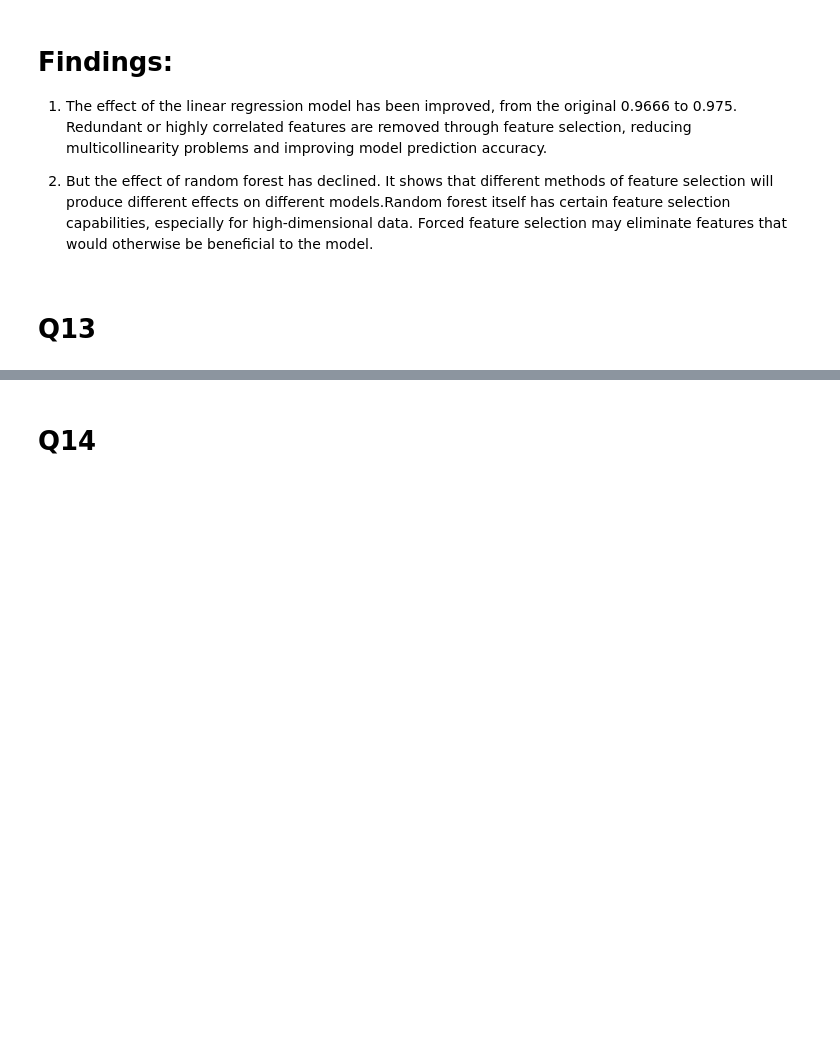
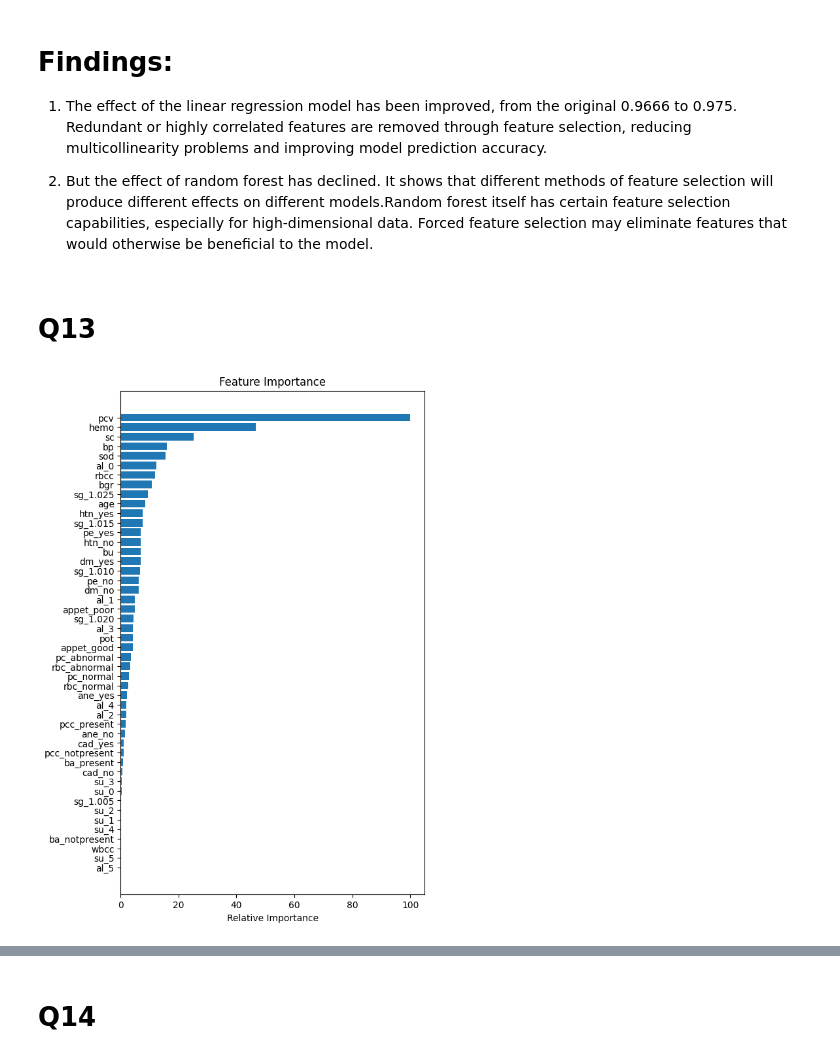
Before and after one commit to YS-02/Chronic-Kidney-Disease-Classification-Challenge, a Jupyter notebook: YS.ipynb, the cells around one changed output, grey strips where cells are left out. Drawn from its saved outputs; the diff is of its cells as text; code cells hidden in the pictures; blank space fills up the shorter version.

```diff
--- a/YS.ipynb
+++ b/YS.ipynb
@@ -560,3 +560,25 @@ Redundant or highly correlated features are removed through feature selection, r
 2. But the effect of random forest has declined. It shows that different methods of feature selection will produce different effects on different models.Random forest itself has certain feature selection capabilities, especially for high-dimensional data. Forced feature selection may eliminate features that would otherwise be beneficial to the model.
 # %% [markdown]
 # Q13
+# %%
+# use logistic regression to get the feature importance
+lr = LogisticRegression(random_state=0)
+lr.fit(X, y)
+
+# get feature importance
+feature_importance = np.abs(lr.coef_[0])
+feature_importance = 100.0 * (feature_importance / feature_importance.max())
+
+# sort feature importance
+sorted_idx = np.argsort(feature_importance)
+pos = np.arange(sorted_idx.shape[0]) + .5
+
+# plot feature importance
+plt.figure(figsize=(6, 10))
+plt.barh(pos, feature_importance[sorted_idx], align='center')
+plt.yticks(pos, np.array(X.columns)[sorted_idx])
+plt.xlabel('Relative Importance')
+plt.title('Feature Importance')
+plt.show()
+# %% [output]
+[figure, added]
```
Also changed, not shown: parts of 8 cells of this notebook.
